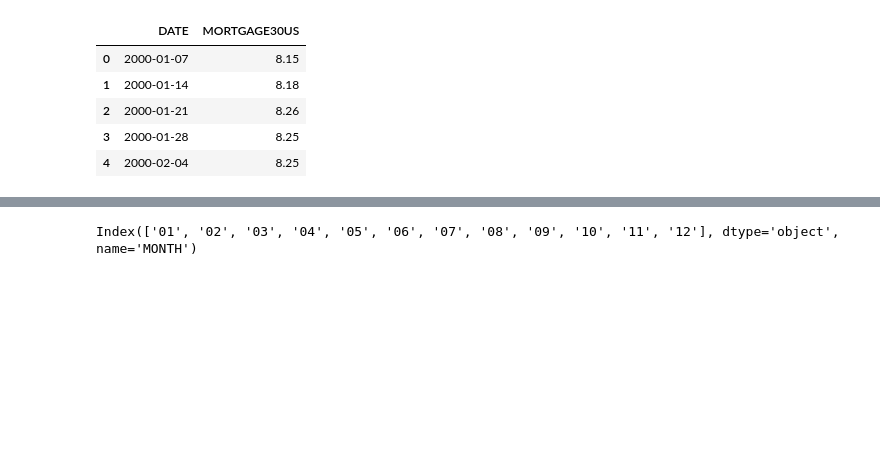
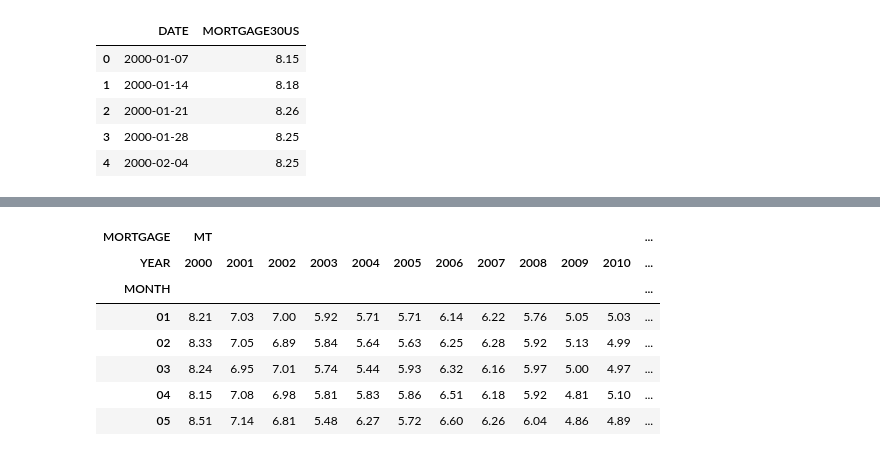
Before and after one commit to swetha4444/Analysing-Factors-affecting-House-Prices-in-the-US, a Jupyter notebook: notebooks/mortage.ipynb, the cells around one changed output, grey strips where cells are left out. Saved outputs shown, nothing was run; the diff lists cells and outputs as text; code cells hidden in the pictures; blank space fills up the shorter version.

```diff
--- a/notebooks/mortage.ipynb
+++ b/notebooks/mortage.ipynb
@@ -128,0 +118,3 @@ mortgage.head()
+# %%
+mortgage=mortgage.groupby(['YEAR','MONTH']).mean().round(2)
+mortgage.head()
@@ -129,9 +129,13 @@ mortgage.head()
 # %%
 mortgage1=mortgage.unstack('YEAR')
 mortgage1.columns.names=['MORTGAGE','YEAR']
-mortgage1.xs('2010',axis=1,level='YEAR')
-mortgage1=mortgage1.loc[:, (slice(None), slice('2010','2016'))]
 mortgage1.head()
-mortgage1.index
 # %% [output]
-Index(['01', '02', '03', '04', '05', '06', '07', '08', '09', '10', '11', '12'], dtype='object', name='MONTH')
+| MORTGAGE | MT |  |  |  |  |  |  |  |  |  |  | ... |
+| YEAR | 2000 | 2001 | 2002 | 2003 | 2004 | 2005 | 2006 | 2007 | 2008 | 2009 | 2010 | ... |
+| MONTH |  |  |  |  |  |  |  |  |  |  |  | ... |
+| 01 | 8.21 | 7.03 | 7.00 | 5.92 | 5.71 | 5.71 | 6.14 | 6.22 | 5.76 | 5.05 | 5.03 | ... |
+| 02 | 8.33 | 7.05 | 6.89 | 5.84 | 5.64 | 5.63 | 6.25 | 6.28 | 5.92 | 5.13 | 4.99 | ... |
+| 03 | 8.24 | 6.95 | 7.01 | 5.74 | 5.44 | 5.93 | 6.32 | 6.16 | 5.97 | 5.00 | 4.97 | ... |
+| 04 | 8.15 | 7.08 | 6.98 | 5.81 | 5.83 | 5.86 | 6.51 | 6.18 | 5.92 | 4.81 | 5.10 | ... |
+| 05 | 8.51 | 7.14 | 6.81 | 5.48 | 6.27 | 5.72 | 6.60 | 6.26 | 6.04 | 4.86 | 4.89 | ... |
```
Also changed, not shown: parts of 15 cells of this notebook.
